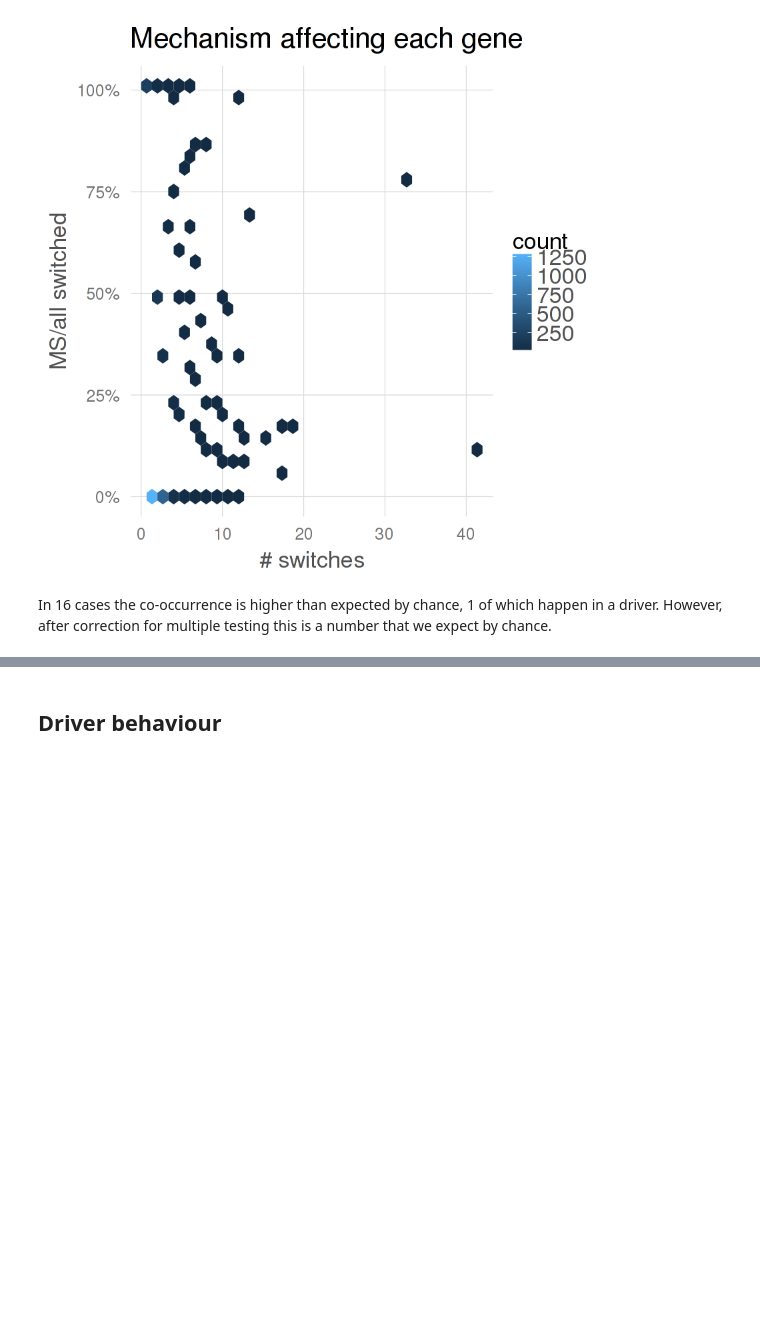
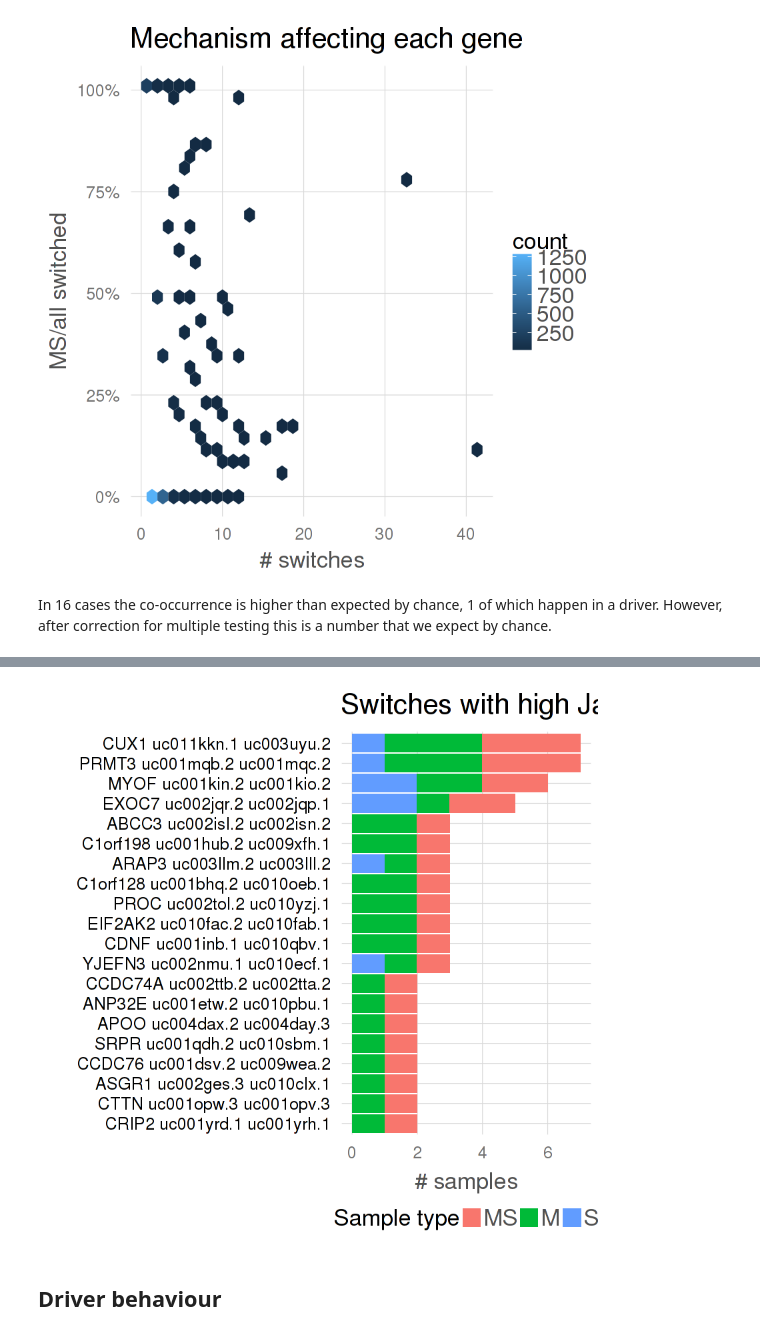
Before and after one commit to hclimente/smartas, a Jupyter notebook: mutations/wgs_genes.ipynb, the cells around one changed output, grey strips where cells are left out. Drawn from its saved outputs; the diff is of its cells as text; code cells hidden in the pictures; blank space fills up the shorter version.

```diff
--- a/mutations/wgs_genes.ipynb
+++ b/mutations/wgs_genes.ipynb
@@ -108,3 +132,26 @@ wgs %>% mutate(Jaccard = MS/(M+S+MS)) %>% filter((M + S) > 25 & Jaccard > 0.2)
+# %%
+# plot cases with highest Jaccard
+wgs %>%
+    # remove very long genes and cases with few switches or mutations
+    filter(! Symbol %in% c("TTN","OBSCN")) %>%
+    mutate(Jaccard = MS/(M+S+MS)) %>%
+    arrange(Jaccard) %>%
+    tail(n=20) %>%
+    arrange(MS + M + S) %>%
+    mutate(Switch = paste(Symbol,Normal_transcript,Tumor_transcript, sep=" "),
+           Switch = factor(Switch, levels=Switch)) %>%
+    select(Switch,MS,M,S) %>%
+    reshape2::melt(id.vars=c("Switch")) %>%
+    subset(value!=0) %>%
+    ggplot() +
+        geom_bar(aes(x=Switch,y=value, fill=variable),stat="identity") +
+        coord_flip() +
+        labs(x="", y="# samples", fill="Sample type", title="Switches with high Jaccard") +
+        clean_theme() +
+        theme(text = element_text(size=20), legend.position="bottom",
+              axis.text.y=element_text(hjust=1,vjust=0.5,colour="black"))
+# %% [output]
+[figure, added]
 # %% [markdown]
 ## Driver behaviour
 # %%
```
Also changed, not shown: parts of 7 cells of this notebook, 2 other files.
